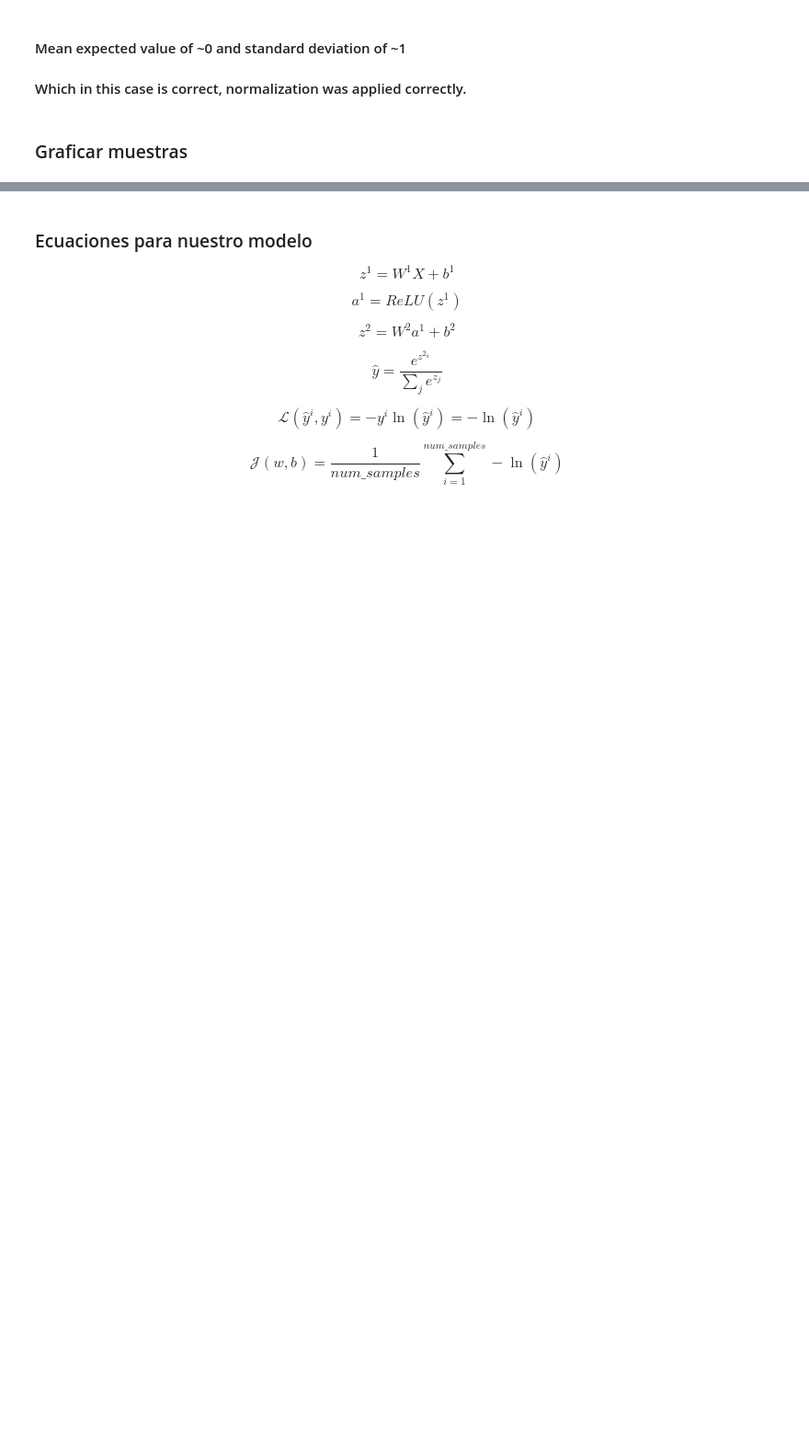
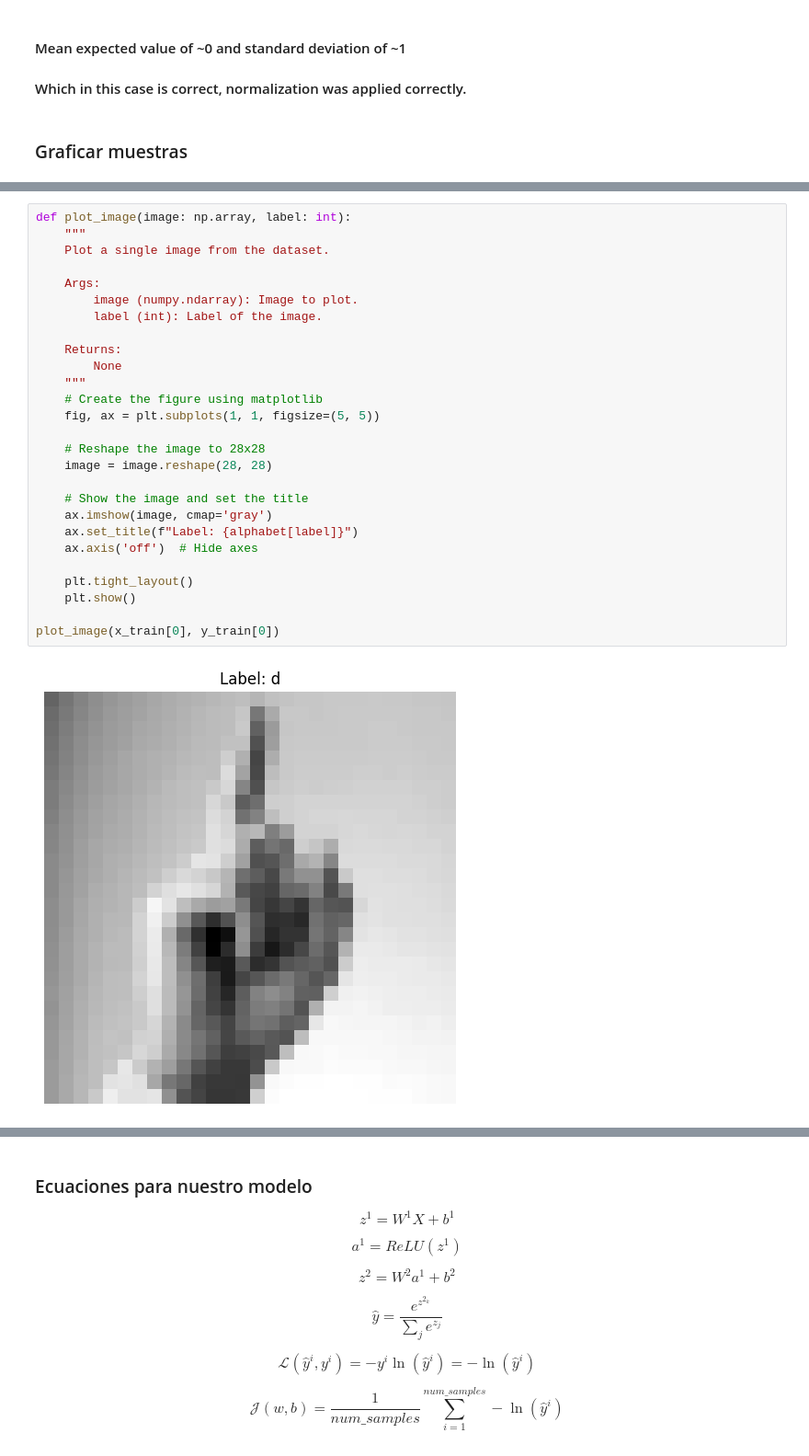
Before and after one commit to juanrtato/tec-advanced-ml, a Jupyter notebook: notebooks/A1b_DL_TC5033 (1).ipynb, the cells around one changed output, grey strips where cells are left out. Shown at 92% size. Saved outputs shown, nothing was run; the diff lists cells and outputs as text; blank space fills up the shorter version.

```diff
--- a/notebooks/A1b_DL_TC5033 (1).ipynb
+++ b/notebooks/A1b_DL_TC5033 (1).ipynb
@@ -190 +200,30 @@ x_train.mean(), x_train.std()
+# %%
+def plot_image(image: np.array, label: int):
+    """
+    Plot a single image from the dataset.
+
+    Args:
+        image (numpy.ndarray): Image to plot.
+        label (int): Label of the image.
+
+    Returns:
+        None
+    """
+    # Create the figure using matplotlib
+    fig, ax = plt.subplots(1, 1, figsize=(5, 5))
+
+    # Reshape the image to 28x28
+    image = image.reshape(28, 28)
+
+    # Show the image and set the title
+    ax.imshow(image, cmap='gray')
+    ax.set_title(f"Label: {alphabet[label]}")
+    ax.axis('off')  # Hide axes
+
+    plt.tight_layout()
+    plt.show()
+
+plot_image(x_train[0], y_train[0])
+# %% [output]
+[figure, added]
 # %%
```
Also changed, not shown: parts of 26 cells of this notebook.
